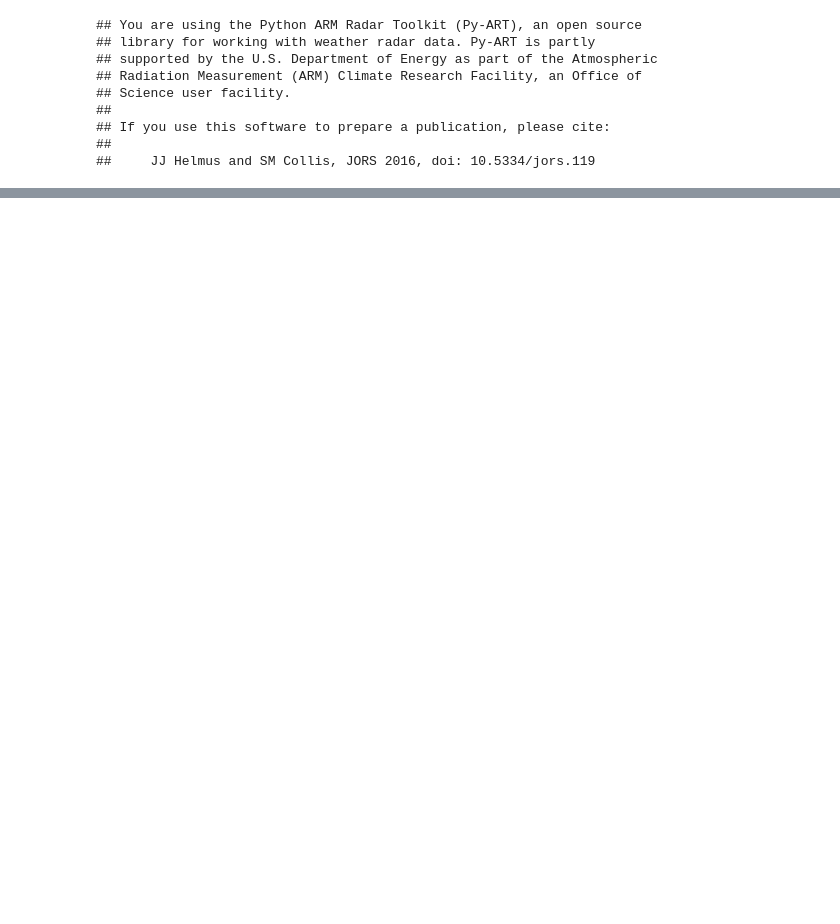
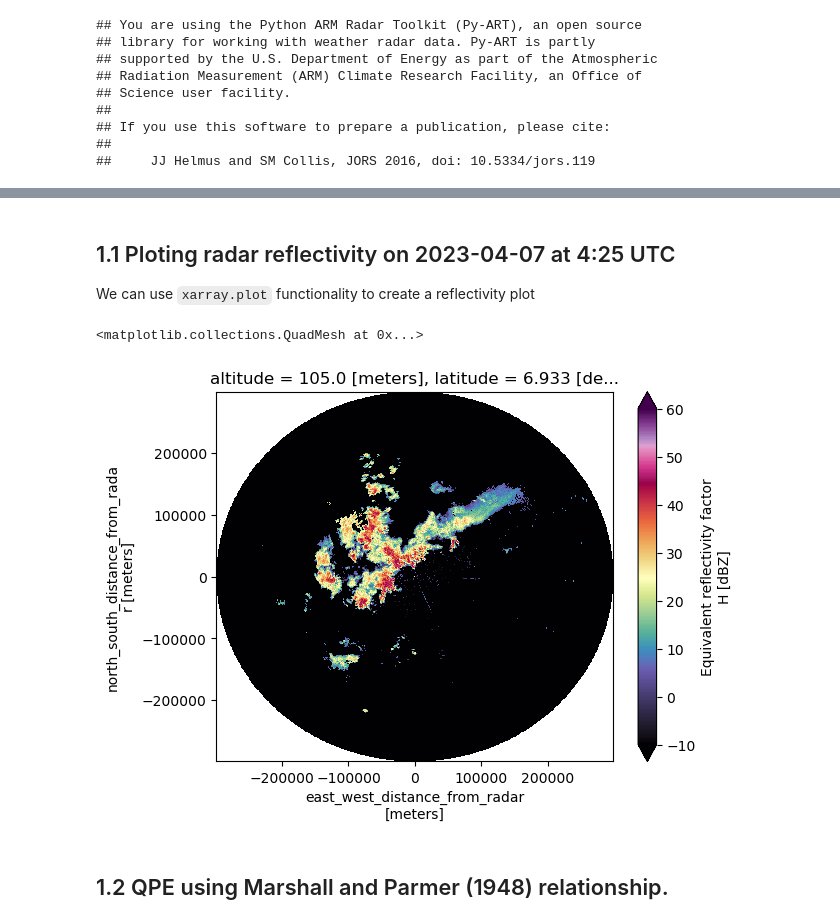
Before and after one commit to aladinor/raw2zarr, a Jupyter notebook: notebooks/appending_Zarr.ipynb, the cells around one changed output, grey strips where cells are left out. Drawn from its saved outputs; the diff is of its cells as text; code cells hidden in the pictures; blank space fills up the shorter version.

```diff
--- a/notebooks/appending_Zarr.ipynb
+++ b/notebooks/appending_Zarr.ipynb
@@ -15,5 +26,5 @@ from pyart.graph import cm
 # %%
-path = '/media/alfonso/drive/Alfonso/zarr_radar/new_test_1.zarr'
+path = '/data/keeling/a/alfonso8/gpm/zarr/BAR.zarr'
 # %%
 %%time
 dt = datatree.open_datatree(path, engine='zarr', consolidated=True)
@@ -50,0 +44,13 @@ dt['sweep_0'].sel(times='2023-04-07 09:25', method='nearest').DBZH.plot(x='x', y
+# %% [markdown]
+## 1.1 Ploting radar reflectivity on 2023-04-07 at 4:25 UTC
+We can use `xarray.plot` functionality to create a reflectivity plot
+# %%
+dt['sweep_0'].sel(times='2023-04-07 4:25', method='nearest').DBZH.plot(x='x', y='y',
+                                                                       vmin=-10,
+                                                                       vmax=60,
+                                                                       cmap='pyart_ChaseSpectral')
+# %% [output]
+<matplotlib.collections.QuadMesh at 0x...>
+[figure, added]
+# %% [markdown]
+## 1.2 QPE using Marshall and Parmer (1948) relationship.
```
Also changed, not shown: parts of 21 cells of this notebook.
